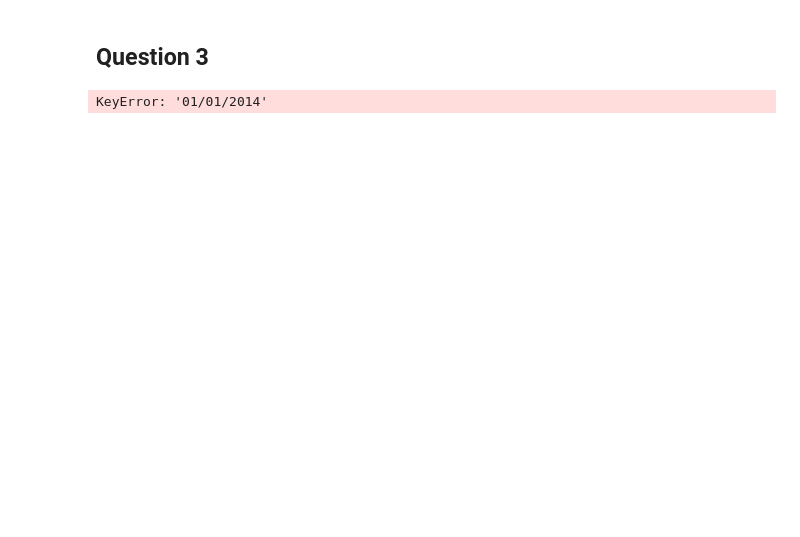
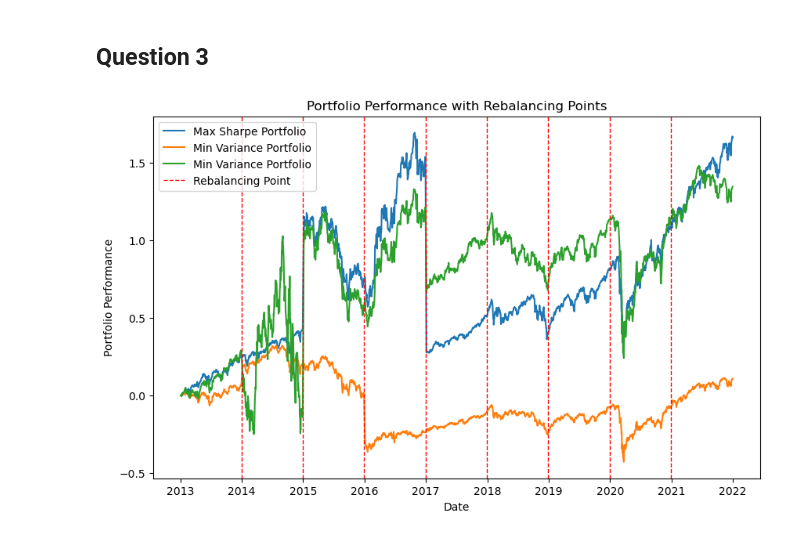
Before and after one commit to Asset-Allocation-Group-14/Assignment-1, a Jupyter notebook: Assignment 1/assignment_1.ipynb, the cells around one changed output. Cells and saved outputs as stored; diff of their text form; code cells hidden in the pictures; blank space fills up the shorter version.

```diff
--- a/Assignment 1/assignment_1.ipynb
+++ b/Assignment 1/assignment_1.ipynb
@@ -121,11 +121,2 @@ portfolio.plot_efficient_frontier(10000)
 # %% [markdown]
 ## Question 3
-# %%
-
-
-rw_returns_df = returns_df.loc['02/01/2010':'01/12/2014']
-
-
-window_size = len(rw_returns_df)/5
-# %% [output]
-KeyError: '01/01/2014'
@@ -131,0 +166,21 @@ KeyError: '01/01/2014'
+# %%
+performance_df = (portfolio_data - portfolio_data.iloc[0])/portfolio_data.iloc[0]
+
+# Plot portfolio performance
+plt.figure(figsize=(10, 6))
+plt.plot(performance_df['Max_Sharpe_performance'], label='Max Sharpe Portfolio')
+plt.plot(performance_df['Min_Var_Sharpe_performance'], label='Min Variance Portfolio')
+plt.plot(performance_df['Mkt_Cap_performance'], label='Min Variance Portfolio')
+
+# Highlight each rebalancing point
+for year_start in range(2013, rw_returns_df.index.year.max()):
+    rebalancing_date = rw_returns_df.index[rw_returns_df.index.year == year_start].max()
+    plt.axvline(rebalancing_date, color='red', linestyle='--', linewidth=1, label='Rebalancing Point' if year_start == 2013 else '')
+
+plt.title('Portfolio Performance with Rebalancing Points')
+plt.xlabel('Date')
+plt.ylabel('Portfolio Performance')
+plt.legend()
+plt.show()
+# %% [output]
+[figure, added]
```
Also changed, not shown: parts of 3 cells of this notebook, 1 other file.
